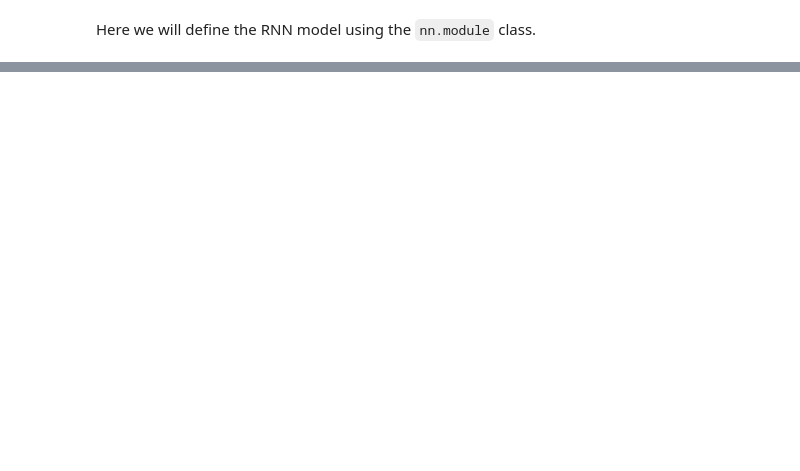
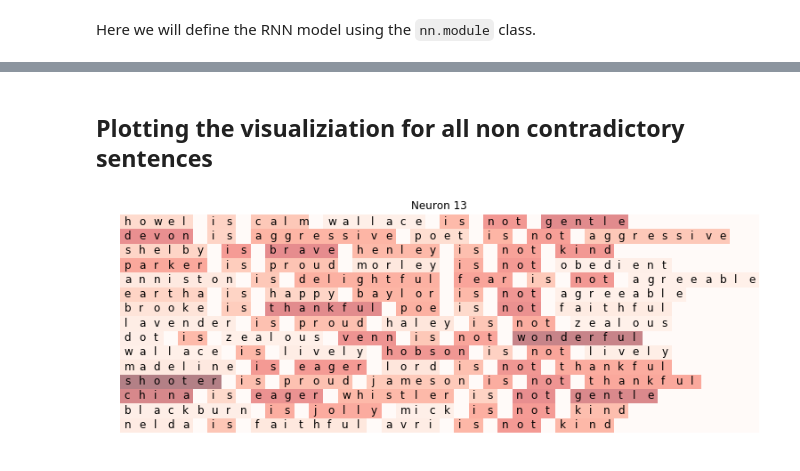
Before and after one commit to felipessalvatore/ContraQA, a Jupyter notebook: contra_qa/train/first_train_b1.ipynb, the cells around one changed output, grey strips where cells are left out. Cells and saved outputs as stored; diff of their text form; code cells hidden in the pictures; blank space fills up the shorter version.

```diff
--- a/contra_qa/train/first_train_b1.ipynb
+++ b/contra_qa/train/first_train_b1.ipynb
@@ -542,0 +677,11 @@ Miles is brave, Miles is not gentle
+# %% [markdown]
+## Plotting the visualiziation for all non contradictory sentences
+# %%
+sentence_plot(some_test_sentences_non_contra,
+              all_hiddend_states_non_contra[:,:,13],
+              title="Neuron {}".format(13))
+
+# for dim in range(config.rnn_dim):
+#     sentence_plot(some_test_sentences_non_contra, all_hiddend_states_non_contra[:,:,dim], title="Neuron {}".format(dim))
+# %% [output]
+[figure, added]
```
Also changed, not shown: parts of 31 cells of this notebook, 1 other file.
